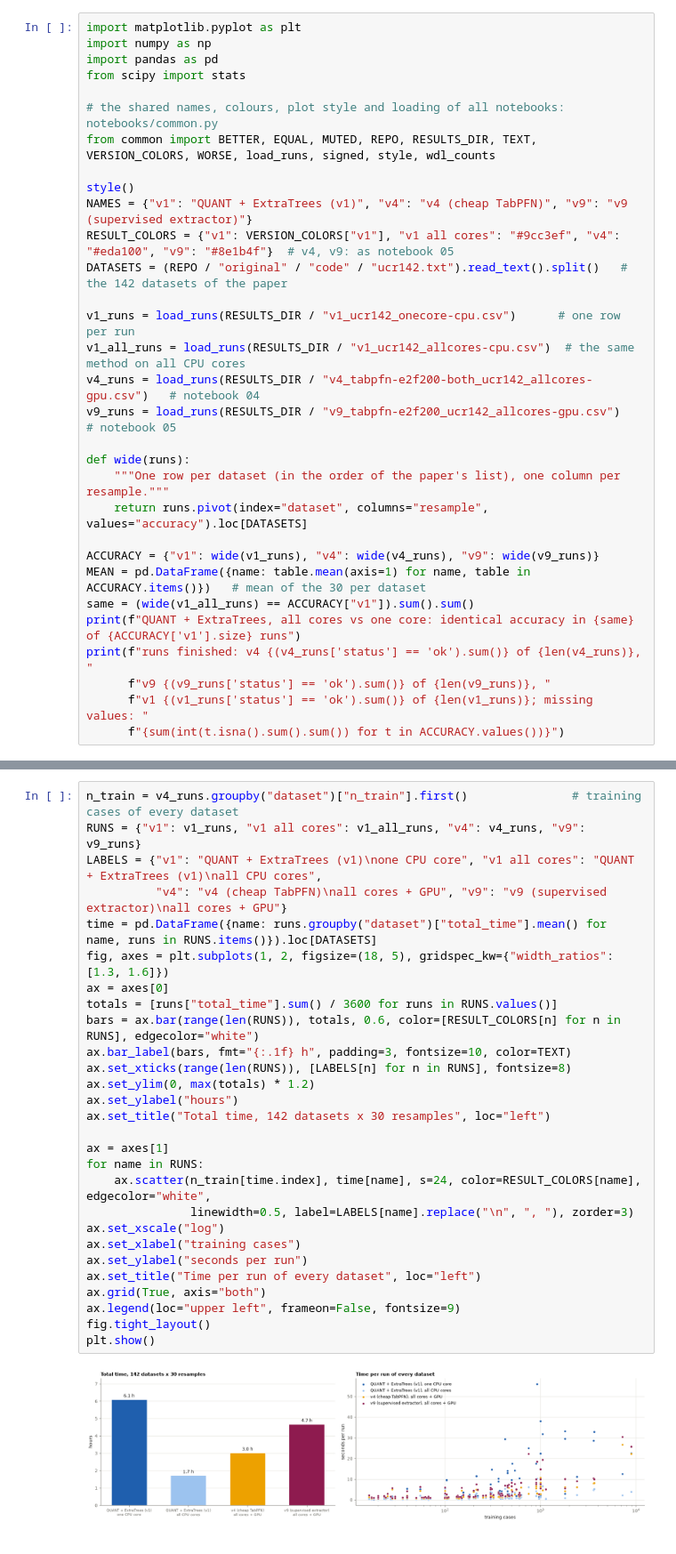
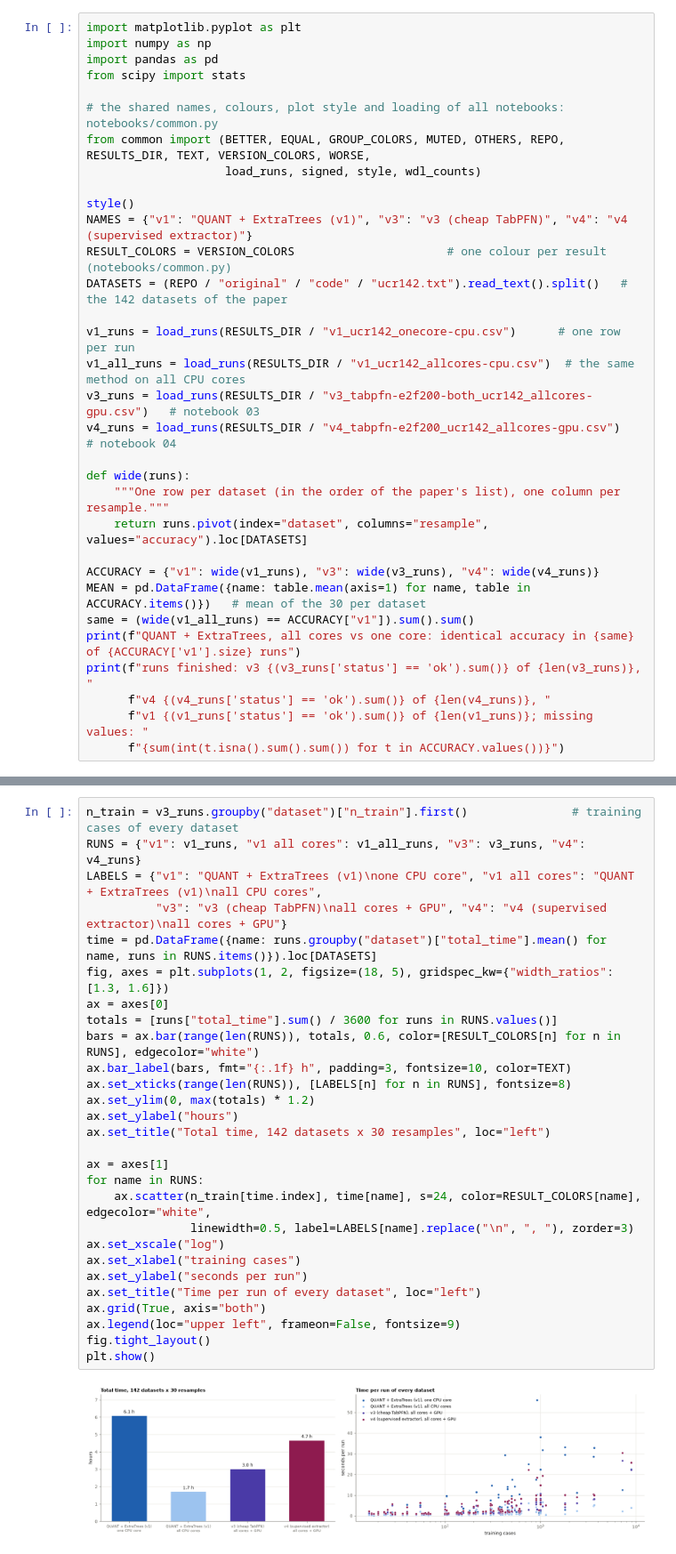
Before and after one commit to Constantin-87/quant-reproduction, a Jupyter notebook: notebooks/05_full-benchmark.ipynb, the cells around one changed output, grey strips where cells are left out. Shown at 89% size. Drawn from its saved outputs; the diff is of its cells as text.

```diff
--- a/notebooks/05_full-benchmark.ipynb
+++ b/notebooks/05_full-benchmark.ipynb
@@ -42,28 +13,29 @@ import pandas as pd
 from scipy import stats
 
 # the shared names, colours, plot style and loading of all notebooks: notebooks/common.py
-from common import BETTER, EQUAL, MUTED, REPO, RESULTS_DIR, TEXT, VERSION_COLORS, WORSE, load_runs, signed, style, wdl_counts
+from common import (BETTER, EQUAL, GROUP_COLORS, MUTED, OTHERS, REPO, RESULTS_DIR, TEXT, VERSION_COLORS, WORSE,
+                    load_runs, signed, style, wdl_counts)
 
 style()
-NAMES = {"v1": "QUANT + ExtraTrees (v1)", "v4": "v4 (cheap TabPFN)", "v9": "v9 (supervised extractor)"}
-RESULT_COLORS = {"v1": VERSION_COLORS["v1"], "v1 all cores": "#9cc3ef", "v4": "#eda100", "v9": "#8e1b4f"}  # v4, v9: as notebook 05
+NAMES = {"v1": "QUANT + ExtraTrees (v1)", "v3": "v3 (cheap TabPFN)", "v4": "v4 (supervised extractor)"}
+RESULT_COLORS = VERSION_COLORS                      # one colour per result (notebooks/common.py)
 DATASETS = (REPO / "original" / "code" / "ucr142.txt").read_text().split()   # the 142 datasets of the paper
 
 v1_runs = load_runs(RESULTS_DIR / "v1_ucr142_onecore-cpu.csv")      # one row per run
 v1_all_runs = load_runs(RESULTS_DIR / "v1_ucr142_allcores-cpu.csv")  # the same method on all CPU cores
-v4_runs = load_runs(RESULTS_DIR / "v4_tabpfn-e2f200-both_ucr142_allcores-gpu.csv")   # notebook 04
-v9_runs = load_runs(RESULTS_DIR / "v9_tabpfn-e2f200_ucr142_allcores-gpu.csv")        # notebook 05
+v3_runs = load_runs(RESULTS_DIR / "v3_tabpfn-e2f200-both_ucr142_allcores-gpu.csv")   # notebook 03
+v4_runs = load_runs(RESULTS_DIR / "v4_tabpfn-e2f200_ucr142_allcores-gpu.csv")        # notebook 04
 
 def wide(runs):
     """One row per dataset (in the order of the paper's list), one column per resample."""
     return runs.pivot(index="dataset", columns="resample", values="accuracy").loc[DATASETS]
 
-ACCURACY = {"v1": wide(v1_runs), "v4": wide(v4_runs), "v9": wide(v9_runs)}
+ACCURACY = {"v1": wide(v1_runs), "v3": wide(v3_runs), "v4": wide(v4_runs)}
 MEAN = pd.DataFrame({name: table.mean(axis=1) for name, table in ACCURACY.items()})   # mean of the 30 per dataset
 same = (wide(v1_all_runs) == ACCURACY["v1"]).sum().sum()
 print(f"QUANT + ExtraTrees, all cores vs one core: identical accuracy in {same} of {ACCURACY['v1'].size} runs")
-print(f"runs finished: v4 {(v4_runs['status'] == 'ok').sum()} of {len(v4_runs)}, "
-      f"v9 {(v9_runs['status'] == 'ok').sum()} of {len(v9_runs)}, "
+print(f"runs finished: v3 {(v3_runs['status'] == 'ok').sum()} of {len(v3_runs)}, "
+      f"v4 {(v4_runs['status'] == 'ok').sum()} of {len(v4_runs)}, "
       f"v1 {(v1_runs['status'] == 'ok').sum()} of {len(v1_runs)}; missing values: "
       f"{sum(int(t.isna().sum().sum()) for t in ACCURACY.values())}")
 # %% [output]
@@ -171,30 +126,30 @@ uses the GPU, which ExtraTrees cannot.
 # %%
-n_train = v4_runs.groupby("dataset")["n_train"].first()               # training cases of every dataset
-RUNS = {"v1": v1_runs, "v1 all cores": v1_all_runs, "v4": v4_runs, "v9": v9_runs}
+n_train = v3_runs.groupby("dataset")["n_train"].first()               # training cases of every dataset
+RUNS = {"v1": v1_runs, "v1 all cores": v1_all_runs, "v3": v3_runs, "v4": v4_runs}
 LABELS = {"v1": "QUANT + ExtraTrees (v1)\none CPU core", "v1 all cores": "QUANT + ExtraTrees (v1)\nall CPU cores",
-          "v4": "v4 (cheap TabPFN)\nall cores + GPU", "v9": "v9 (supervised extractor)\nall cores + GPU"}
+          "v3": "v3 (cheap TabPFN)\nall cores + GPU", "v4": "v4 (supervised extractor)\nall cores + GPU"}
 time = pd.DataFrame({name: runs.groupby("dataset")["total_time"].mean() for name, runs in RUNS.items()}).loc[DATASETS]
 fig, axes = plt.subplots(1, 2, figsize=(18, 5), gridspec_kw={"width_ratios": [1.3, 1.6]})
 ax = axes[0]
 totals = [runs["total_time"].sum() / 3600 for runs in RUNS.values()]
 bars = ax.bar(range(len(RUNS)), totals, 0.6, color=[RESULT_COLORS[n] for n in RUNS], edgecolor="white")
 ax.bar_label(bars, fmt="{:.1f} h", padding=3, fontsize=10, color=TEXT)
 ax.set_xticks(range(len(RUNS)), [LABELS[n] for n in RUNS], fontsize=8)
 ax.set_ylim(0, max(totals) * 1.2)
 ax.set_ylabel("hours")
 ax.set_title("Total time, 142 datasets x 30 resamples", loc="left")
 
 ax = axes[1]
 for name in RUNS:
     ax.scatter(n_train[time.index], time[name], s=24, color=RESULT_COLORS[name], edgecolor="white",
                linewidth=0.5, label=LABELS[name].replace("\n", ", "), zorder=3)
 ax.set_xscale("log")
 ax.set_xlabel("training cases")
 ax.set_ylabel("seconds per run")
 ax.set_title("Time per run of every dataset", loc="left")
 ax.grid(True, axis="both")
 ax.legend(loc="upper left", frameon=False, fontsize=9)
 fig.tight_layout()
 plt.show()
 # %% [output]
-[figure, old version]
+[figure, new version]
```
Also changed, not shown: parts of 18 cells of this notebook, 29 other files.
